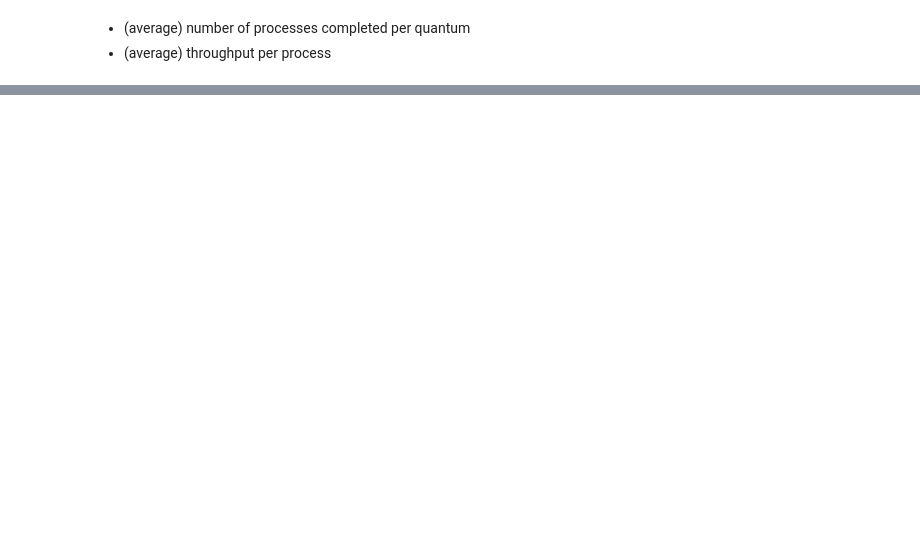
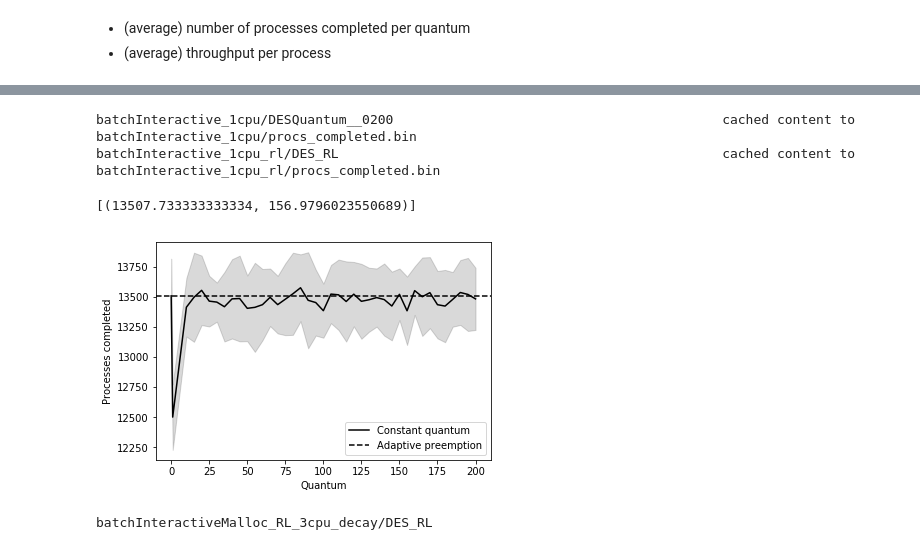
Before and after one commit to danielberenberg/operating-systems, a Jupyter notebook: discrete-event-simulation/src/analysis2.ipynb, the cells around one changed output, grey strips where cells are left out. Saved outputs shown, nothing was run; the diff lists cells and outputs as text; code cells hidden in the pictures; blank space fills up the shorter version.

```diff
--- a/discrete-event-simulation/src/analysis2.ipynb
+++ b/discrete-event-simulation/src/analysis2.ipynb
@@ -10,4 +10,9 @@ import numpy as np
 import desutils
 from functools import reduce
 from matplotlib.lines import Line2D
+# %%
+cpu3    = "batchInteractive_ConstantQ_3cpu/"
+cpu1    = "batchInteractive_1cpu/"
+rl_cpu1 = "batchInteractive_1cpu_rl/"
+rl_cpu3 = 'batchInteractive_RL_3cpu/'
 # %%
@@ -115,0 +263,32 @@ def join(prefix,suffix):
+# %%
+cpu1_procs_completed = procs_completed(os.path.join(cpu1,"procs_completed.bin"),cpu1_qs)
+rl_cpu1_procs_comp = procs_completed(join(rl_cpu1,"procs_completed.bin"),rl_cpu1_qs)
+# %% [output]
+batchInteractive_1cpu/DESQuantum__0200                                          cached content to batchInteractive_1cpu/procs_completed.bin
+batchInteractive_1cpu_rl/DES_RL                                                 cached content to batchInteractive_1cpu_rl/procs_completed.bin
+# %%
+rl_cpu1_procs_comp
+# %% [output]
+[(13507.733333333334, 156.9796023550689)]
+# %%
+cpu1_procs_completed
+procs_comp_m, procs_comp_s = map(np.array, zip(*cpu1_procs_completed))
+plt.plot(const_qs, procs_comp_m, label='Constant quantum',color='k')
+plt.fill_between(const_qs, procs_comp_m + 1.96*procs_comp_s, procs_comp_m - 1.96*procs_comp_s,alpha=0.15,color='k')
+fll = np.array(rl_cpu1_procs_comp[0][0]*len(const_qs))
+ci = np.array(rl_cpu1_procs_comp[0][1]*len(const_qs))*1.96
+plt.axhline(rl_cpu1_procs_comp[0][0], color='k', linestyle='--', label='Adaptive preemption')
+#plt.fill_between(const_qs, fll + ci, fll - ci)
+plt.xlabel('Quantum')
+plt.ylabel('Processes completed')
+plt.legend(loc='lower right')
+plt.savefig('processes_completed.pdf')
+#plt.fill_between(const_qs, rl_cpu1_procs_comp[0][0] )
+plt.show()
+# %% [output]
+[figure, added]
+# %%
+ppt, ptypes = param_per_t(rl_cpu3_qs, 'wait_time')[0]
+time, param = per_process_param_per_t(ppt, ptypes, avg=True)
+# %% [output]
+batchInteractiveMalloc_RL_3cpu_decay/DES_RL
```
Also changed, not shown: parts of 18 cells of this notebook, 7 other files.
